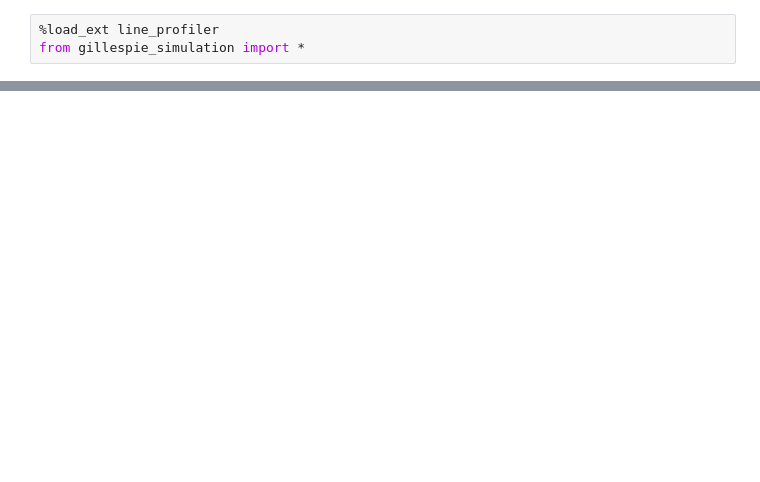
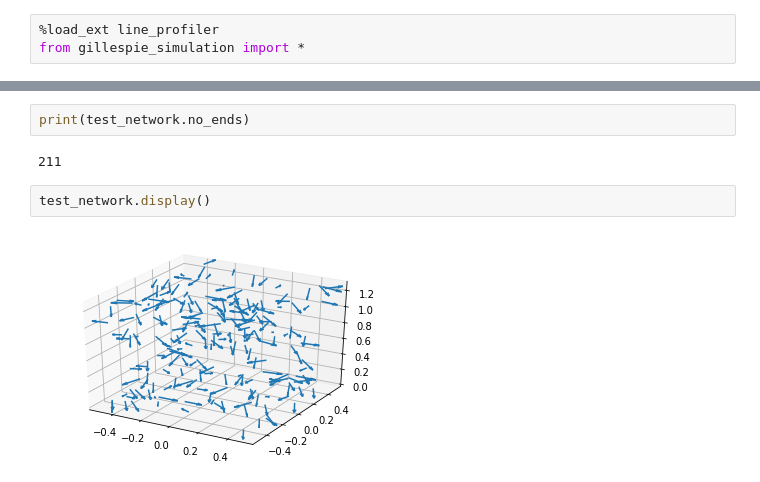
Before and after one commit to jiongyi/postdoc, a Jupyter notebook: actin_assembly/simulation/2020-03-31-gillespie-assembly.ipynb, the cells around one changed output, grey strips where cells are left out. Drawn from its saved outputs; the diff is of its cells as text; blank space fills up the shorter version.

```diff
--- a/actin_assembly/simulation/2020-03-31-gillespie-assembly.ipynb
+++ b/actin_assembly/simulation/2020-03-31-gillespie-assembly.ipynb
@@ -36,0 +37,8 @@ Line #      Hits         Time  Per Hit   % Time  Line Contents
+# %%
+print(test_network.no_ends)
+# %% [output]
+211
+# %%
+test_network.display()
+# %% [output]
+[figure, added]
```
Also changed, not shown: parts of 1 cell of this notebook, 8 other files.
